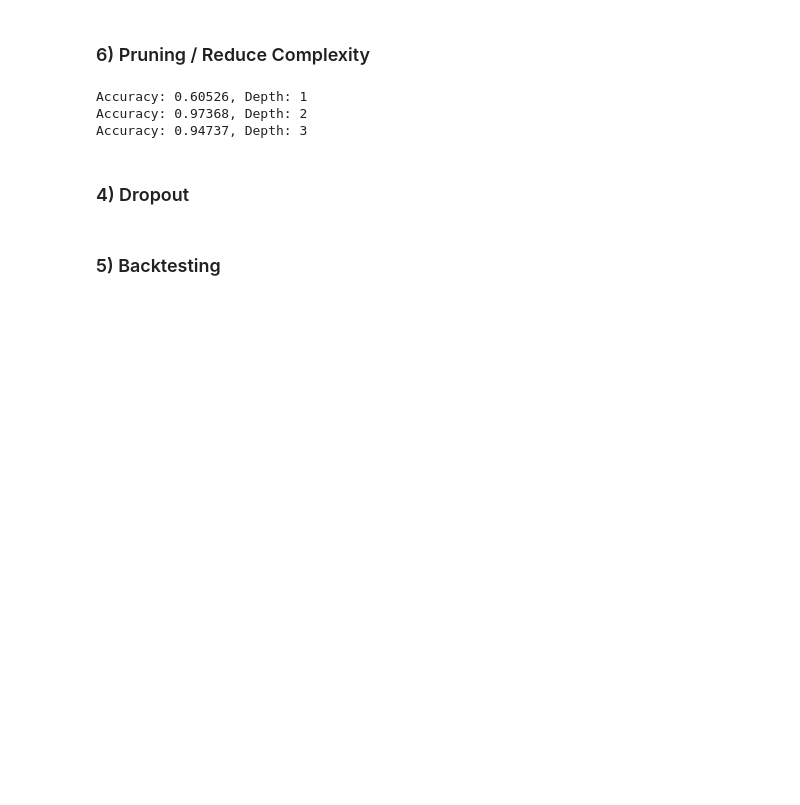
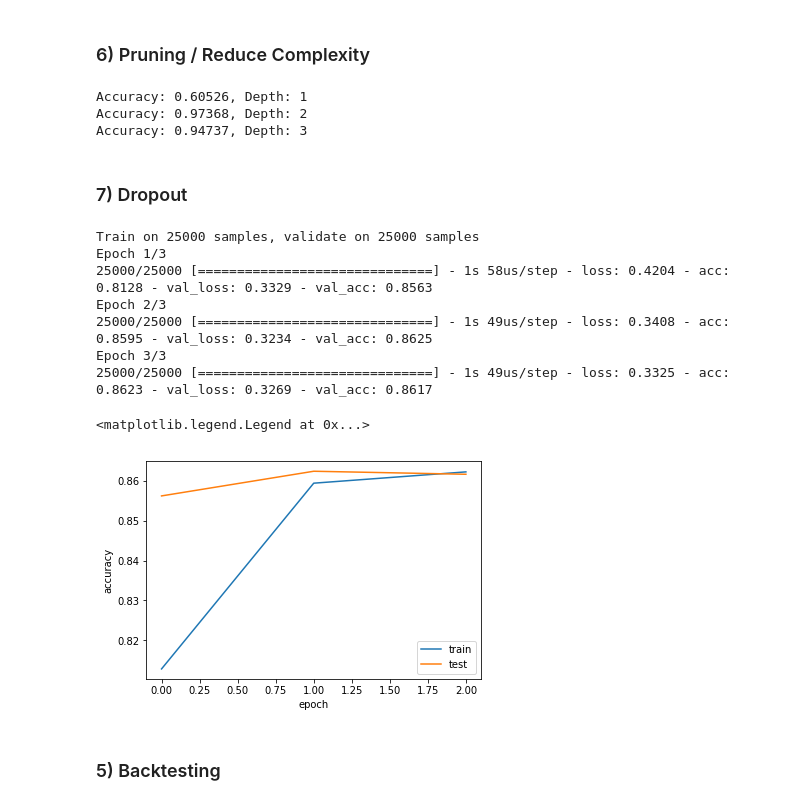
Before and after one commit to geoffreylink/Projects, a Jupyter notebook: 06 Machine Learning/10 Common Ways To Prevent Overfitting in 10 lines.ipynb, the cells around one changed output. Drawn from its saved outputs; the diff is of its cells as text; code cells hidden in the pictures; blank space fills up the shorter version.

```diff
--- a/06 Machine Learning/10 Common Ways To Prevent Overfitting in 10 lines.ipynb
+++ b/06 Machine Learning/10 Common Ways To Prevent Overfitting in 10 lines.ipynb
@@ -137,7 +137,53 @@ Accuracy: 0.60526, Depth: 1
 Accuracy: 0.97368, Depth: 2
 Accuracy: 0.94737, Depth: 3
 # %% [markdown]
-### 4) Dropout
+### 7) Dropout
+# %%
+import matplotlib.pyplot as plt
+from keras import models
+from keras import layers
+from keras.datasets import imdb
+from keras.preprocessing.text import Tokenizer
+
+(train_data, train_target), (test_data, test_target) = imdb.load_data()
+
+network = models.Sequential()
+network.add(layers.Dense(units=16))
+#
+network.add(layers.Dropout(0.5))
+#
+network.add(layers.Dense(units=1, activation='sigmoid'))
+network.compile(
+                loss      = 'binary_crossentropy',
+                optimizer = 'rmsprop'            ,
+                metrics   = ['accuracy']
+               )
+
+history = network.fit(
+                      Tokenizer(num_words=1000).sequences_to_matrix(train_data),
+                      train_target                                             ,
+                      validation_data = (
+                                         Tokenizer(num_words=1000).sequences_to_matrix(test_data),
+                                         test_target
+                                        )                                      ,
+                      epochs          = 3
+                     )
+
+plt.plot(history.history['acc'])
+plt.plot(history.history['val_acc'])
+plt.ylabel('accuracy')
+plt.xlabel('epoch')
+plt.legend(['train', 'test'])
+# %% [output]
+Train on 25000 samples, validate on 25000 samples
+Epoch 1/3
+25000/25000 [==============================] - 1s 58us/step - loss: 0.4204 - acc: 0.8128 - val_loss: 0.3329 - val_acc: 0.8563
+Epoch 2/3
+25000/25000 [==============================] - 1s 49us/step - loss: 0.3408 - acc: 0.8595 - val_loss: 0.3234 - val_acc: 0.8625
+Epoch 3/3
+25000/25000 [==============================] - 1s 49us/step - loss: 0.3325 - acc: 0.8623 - val_loss: 0.3269 - val_acc: 0.8617
+<matplotlib.legend.Legend at 0x...>
+[figure, added]
 # %% [markdown]
 ### 5) Backtesting
 # %% [markdown]
```
